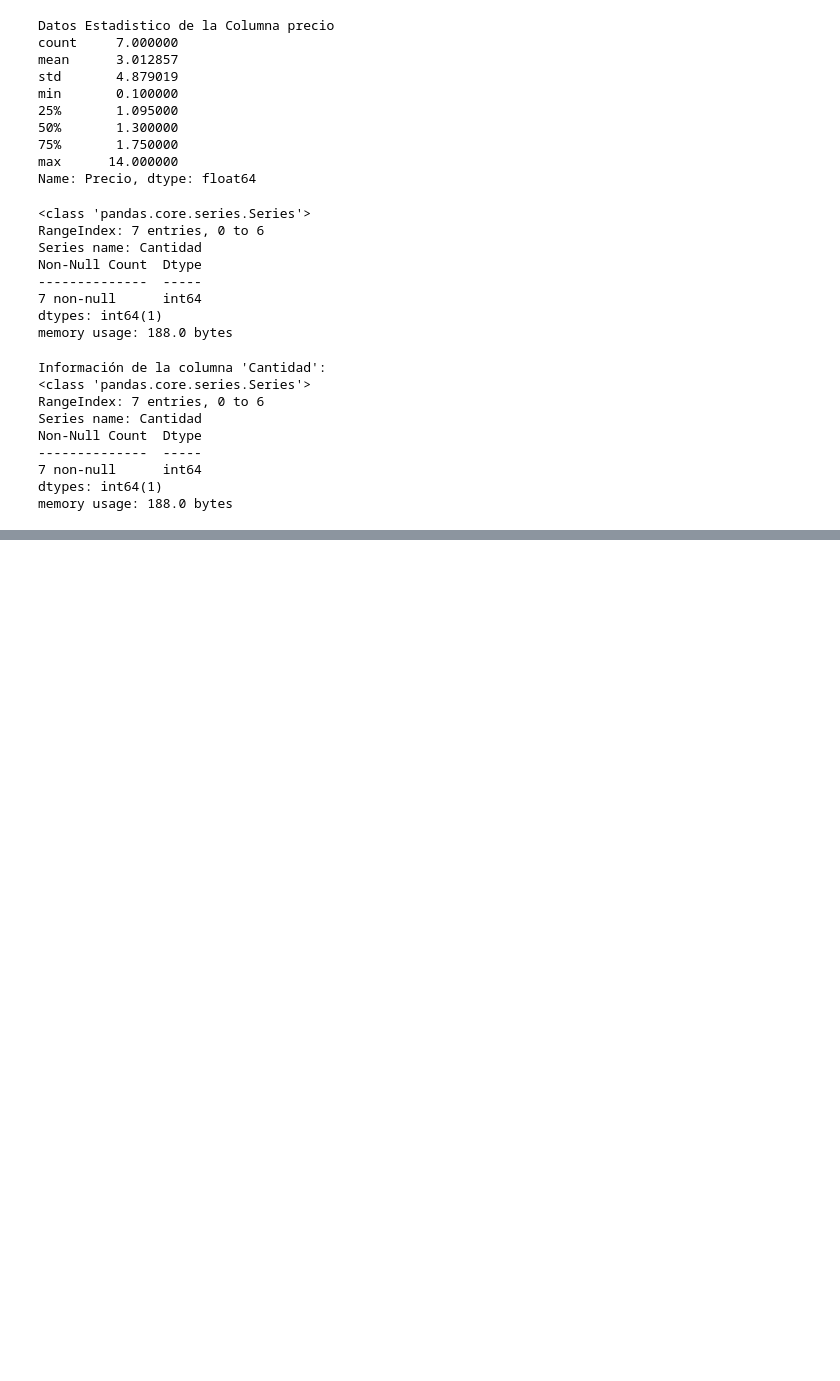
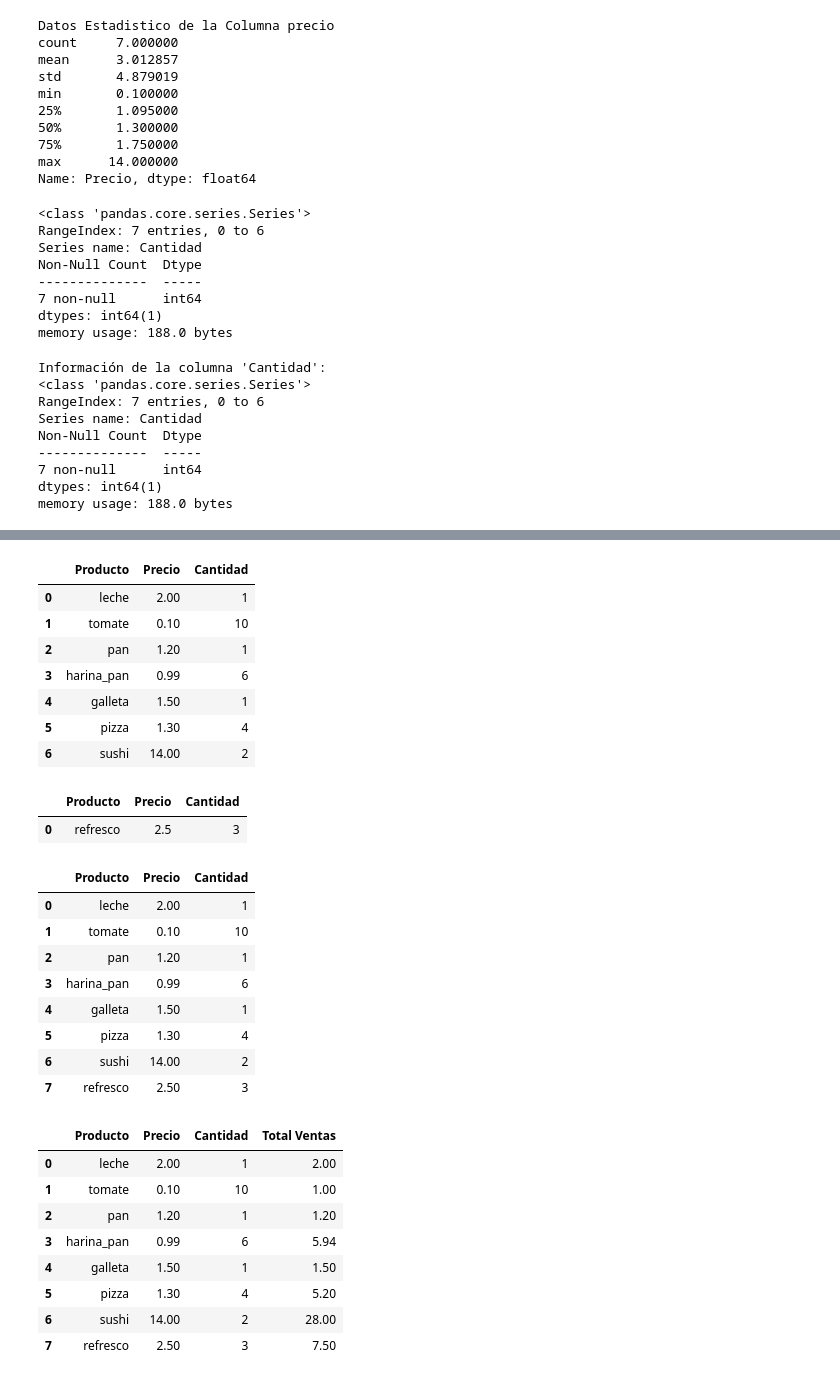
Before and after one commit to aiorodt/Python-Prep, a Jupyter notebook: Alejandro IA/modulo 2/Panda.ipynb, the cells around one changed output, grey strips where cells are left out. Saved outputs shown, nothing was run; the diff lists cells and outputs as text; code cells hidden in the pictures; blank space fills up the shorter version.

Commit message:
Panda

```diff
--- a/Alejandro IA/modulo 2/Panda.ipynb
+++ b/Alejandro IA/modulo 2/Panda.ipynb
@@ -327,0 +385,52 @@ memory usage: 188.0 bytes
+# %%
+import pandas as pd
+from IPython.display import display
+df_ventas=pd.read_csv("VENTAS.csv")
+
+display(df_ventas)
+
+#Problema 3: ¡Nuevos Datos en la Mesa!
+N_producto={
+    "Producto":["refresco"],
+    "Precio":[2.5],
+    "Cantidad":[3]
+}
+producto_nuevo= pd.DataFrame(N_producto)
+display(producto_nuevo)
+
+#Uno producto por
+df_nuevo_ventas=pd.concat([df_ventas,producto_nuevo],ignore_index=True) #ignore_index=True sirve para colocar en orden los indice
+display(df_nuevo_ventas)
+Total_Ventas=df_nuevo_ventas["Precio"]*df_nuevo_ventas["Cantidad"]
+df_nuevo_ventas["Total Ventas"]=Total_Ventas
+
+display(df_nuevo_ventas)
+# %% [output]
+|  | Producto | Precio | Cantidad |
+| 0 | leche | 2.00 | 1 |
+| 1 | tomate | 0.10 | 10 |
+| 2 | pan | 1.20 | 1 |
+| 3 | harina_pan | 0.99 | 6 |
+| 4 | galleta | 1.50 | 1 |
+| 5 | pizza | 1.30 | 4 |
+| 6 | sushi | 14.00 | 2 |
+|  | Producto | Precio | Cantidad |
+| 0 | refresco | 2.5 | 3 |
+|  | Producto | Precio | Cantidad |
+| 0 | leche | 2.00 | 1 |
+| 1 | tomate | 0.10 | 10 |
+| 2 | pan | 1.20 | 1 |
+| 3 | harina_pan | 0.99 | 6 |
+| 4 | galleta | 1.50 | 1 |
+| 5 | pizza | 1.30 | 4 |
+| 6 | sushi | 14.00 | 2 |
+| 7 | refresco | 2.50 | 3 |
+|  | Producto | Precio | Cantidad | Total Ventas |
+| 0 | leche | 2.00 | 1 | 2.00 |
+| 1 | tomate | 0.10 | 10 | 1.00 |
+| 2 | pan | 1.20 | 1 | 1.20 |
+| 3 | harina_pan | 0.99 | 6 | 5.94 |
+| 4 | galleta | 1.50 | 1 | 1.50 |
+| 5 | pizza | 1.30 | 4 | 5.20 |
+| 6 | sushi | 14.00 | 2 | 28.00 |
+| 7 | refresco | 2.50 | 3 | 7.50 |
```
Also changed, not shown: parts of 5 cells of this notebook.
